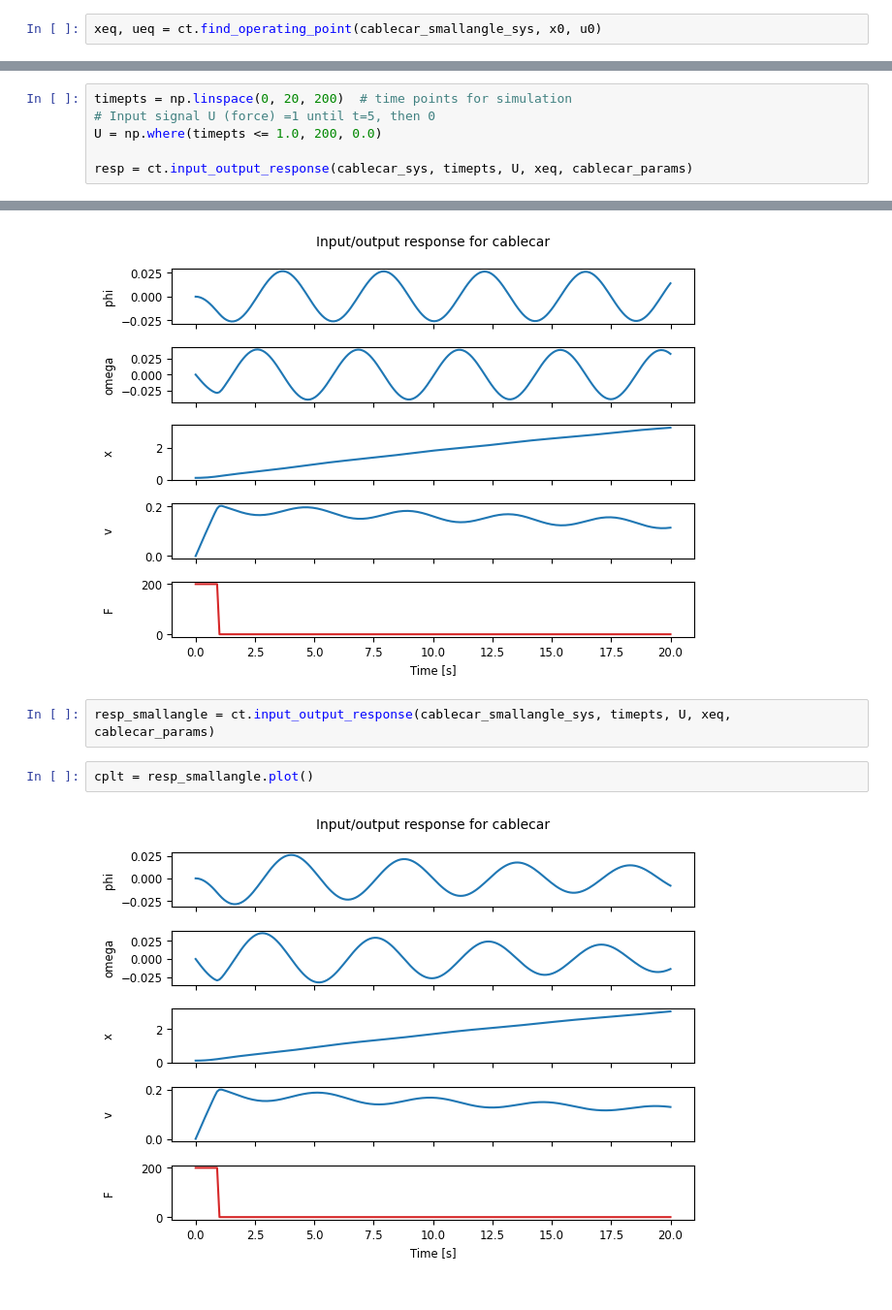
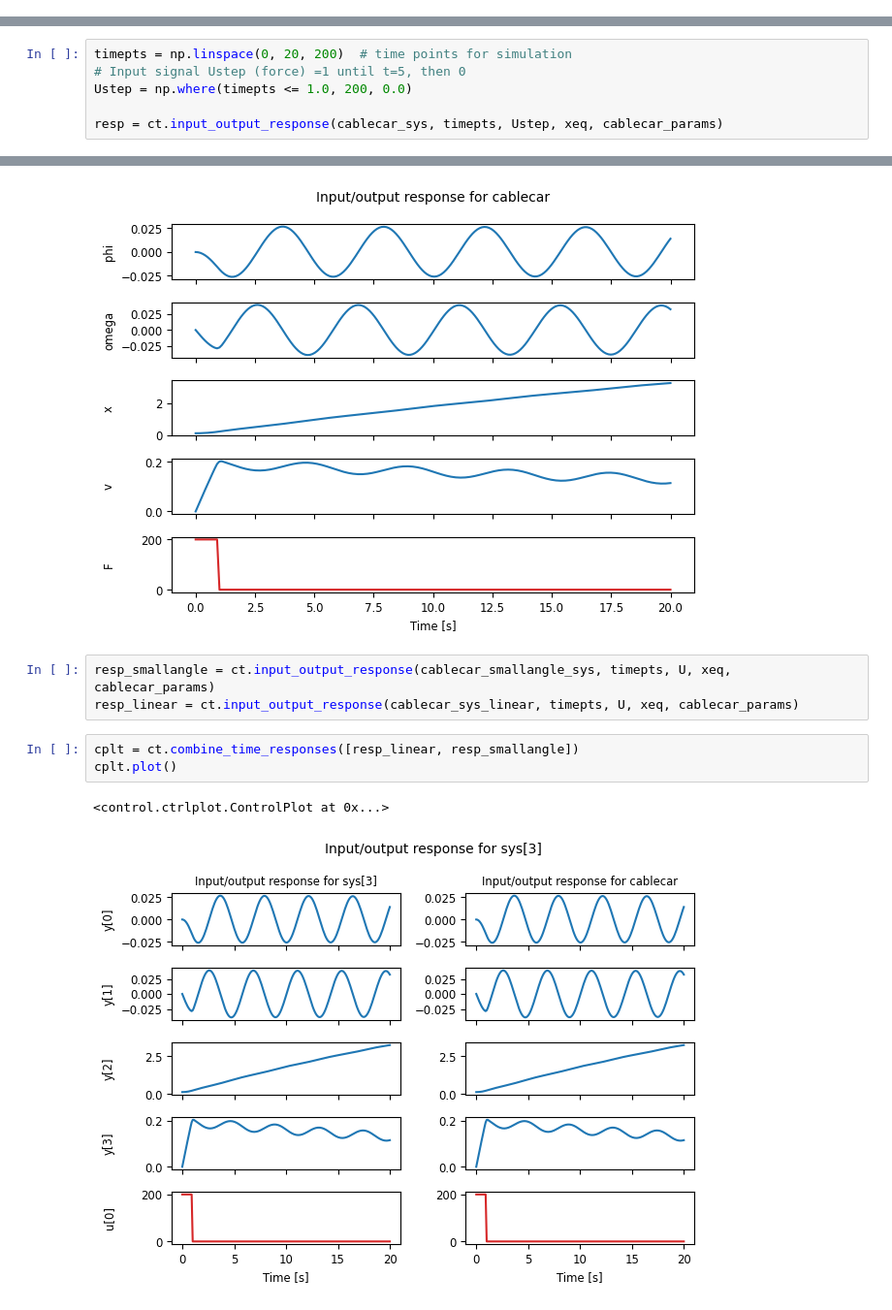
Before and after one commit to BeneJoh/ControlSystems, a Jupyter notebook: sessionA.ipynb, the cells around one changed output, grey strips where cells are left out. Shown at 97% size. Cells and saved outputs as stored; diff of their text form.

Commit message:
- Update to Session A - Corrected Linear Model Dynamics

```diff
--- a/sessionA.ipynb
+++ b/sessionA.ipynb
@@ -59,2 +70,0 @@ array([-1.00974196e-28,  7.84138466e-32,  2.38393520e+01,  0.00000000e+00])
-# %%
-xeq, ueq = ct.find_operating_point(cablecar_smallangle_sys, x0, u0)
@@ -74,16 +77,19 @@ array([ 0.        +0.j        , -0.00151092+1.47646709j,
 # %%
 timepts = np.linspace(0, 20, 200)  # time points for simulation
-# Input signal U (force) =1 until t=5, then 0
-U = np.where(timepts <= 1.0, 200, 0.0)
+# Input signal Ustep (force) =1 until t=5, then 0
+Ustep = np.where(timepts <= 1.0, 200, 0.0)
 
-resp = ct.input_output_response(cablecar_sys, timepts, U, xeq, cablecar_params)
+resp = ct.input_output_response(cablecar_sys, timepts, Ustep, xeq, cablecar_params)
 # %%
 cplt = resp.plot()
 # %% [output]
 [figure]
 # %%
 resp_smallangle = ct.input_output_response(cablecar_smallangle_sys, timepts, U, xeq, cablecar_params)
+resp_linear = ct.input_output_response(cablecar_sys_linear, timepts, U, xeq, cablecar_params)
 # %%
-cplt = resp_smallangle.plot()
+cplt = ct.combine_time_responses([resp_linear, resp_smallangle])
+cplt.plot()
 # %% [output]
+<control.ctrlplot.ControlPlot at 0x...>
-[figure, old version]
+[figure, new version]
```
Also changed, not shown: parts of 25 cells of this notebook, 1 other file.
